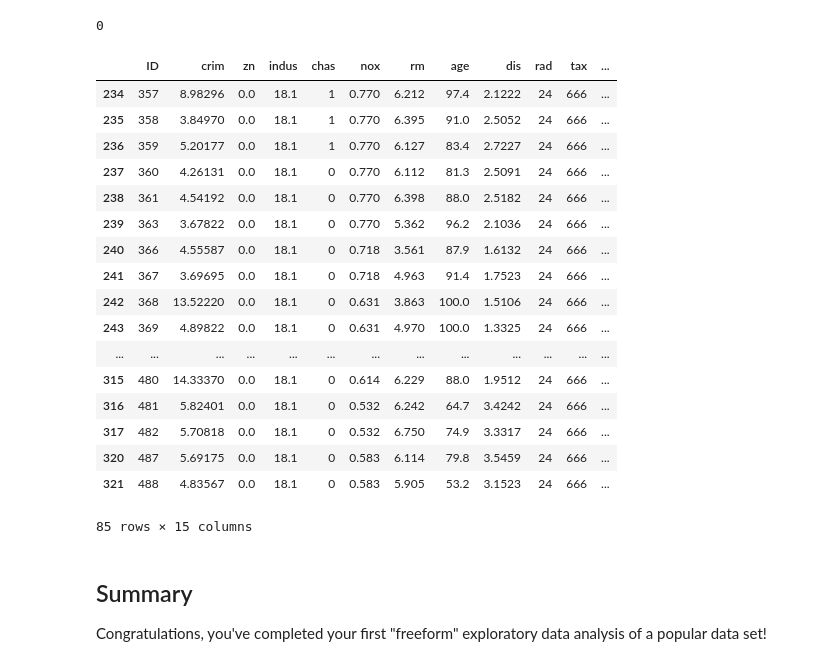
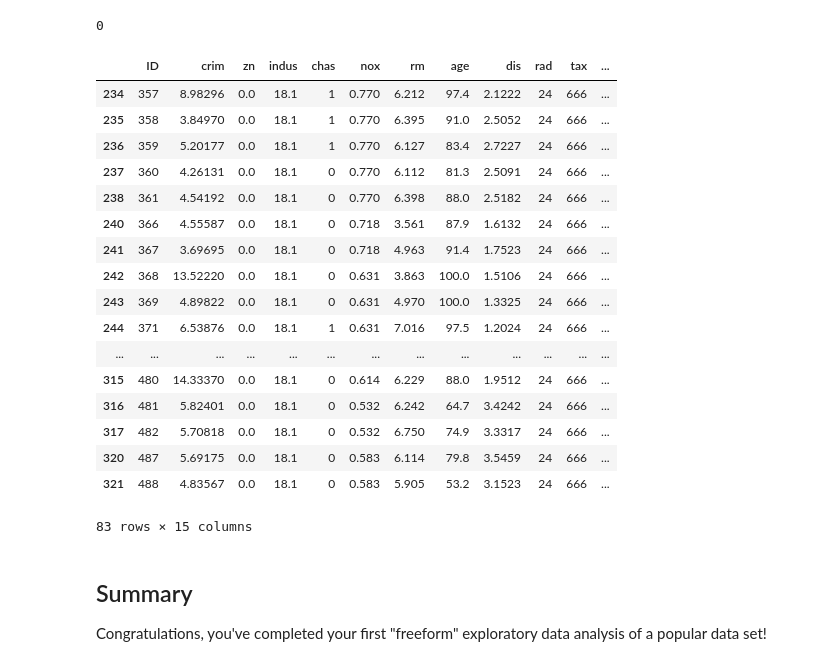
Before and after one commit to AlludedCrabb/dsc-1-03-16-eda-with-pandas-using-the-boston-housing-data-lab-seattle-ds-career-040119, a Jupyter notebook: index.ipynb, the cells around one changed output. Saved outputs shown, nothing was run; the diff lists cells and outputs as text; code cells hidden in the pictures.

```diff
--- a/index.ipynb
+++ b/index.ipynb
@@ -98,26 +98,26 @@ df.duplicated().sum()
 # %% [output]
 0
 # %%
-df.loc[df.crim > 3.]
+df.loc[df.crim > 3.68]
 # %% [output]
 |  | ID | crim | zn | indus | chas | nox | rm | age | dis | rad | tax | ... |
 | 234 | 357 | 8.98296 | 0.0 | 18.1 | 1 | 0.770 | 6.212 | 97.4 | 2.1222 | 24 | 666 | ... |
 | 235 | 358 | 3.84970 | 0.0 | 18.1 | 1 | 0.770 | 6.395 | 91.0 | 2.5052 | 24 | 666 | ... |
 | 236 | 359 | 5.20177 | 0.0 | 18.1 | 1 | 0.770 | 6.127 | 83.4 | 2.7227 | 24 | 666 | ... |
 | 237 | 360 | 4.26131 | 0.0 | 18.1 | 0 | 0.770 | 6.112 | 81.3 | 2.5091 | 24 | 666 | ... |
 | 238 | 361 | 4.54192 | 0.0 | 18.1 | 0 | 0.770 | 6.398 | 88.0 | 2.5182 | 24 | 666 | ... |
-| 239 | 363 | 3.67822 | 0.0 | 18.1 | 0 | 0.770 | 5.362 | 96.2 | 2.1036 | 24 | 666 | ... |
 | 240 | 366 | 4.55587 | 0.0 | 18.1 | 0 | 0.718 | 3.561 | 87.9 | 1.6132 | 24 | 666 | ... |
 | 241 | 367 | 3.69695 | 0.0 | 18.1 | 0 | 0.718 | 4.963 | 91.4 | 1.7523 | 24 | 666 | ... |
 | 242 | 368 | 13.52220 | 0.0 | 18.1 | 0 | 0.631 | 3.863 | 100.0 | 1.5106 | 24 | 666 | ... |
 | 243 | 369 | 4.89822 | 0.0 | 18.1 | 0 | 0.631 | 4.970 | 100.0 | 1.3325 | 24 | 666 | ... |
+| 244 | 371 | 6.53876 | 0.0 | 18.1 | 1 | 0.631 | 7.016 | 97.5 | 1.2024 | 24 | 666 | ... |
 | ... | ... | ... | ... | ... | ... | ... | ... | ... | ... | ... | ... | ... |
 | 315 | 480 | 14.33370 | 0.0 | 18.1 | 0 | 0.614 | 6.229 | 88.0 | 1.9512 | 24 | 666 | ... |
 | 316 | 481 | 5.82401 | 0.0 | 18.1 | 0 | 0.532 | 6.242 | 64.7 | 3.4242 | 24 | 666 | ... |
 | 317 | 482 | 5.70818 | 0.0 | 18.1 | 0 | 0.532 | 6.750 | 74.9 | 3.3317 | 24 | 666 | ... |
 | 320 | 487 | 5.69175 | 0.0 | 18.1 | 0 | 0.583 | 6.114 | 79.8 | 3.5459 | 24 | 666 | ... |
 | 321 | 488 | 4.83567 | 0.0 | 18.1 | 0 | 0.583 | 5.905 | 53.2 | 3.1523 | 24 | 666 | ... |
-85 rows × 15 columns
+83 rows × 15 columns
 # %% [markdown]
 ## Summary
 
```
